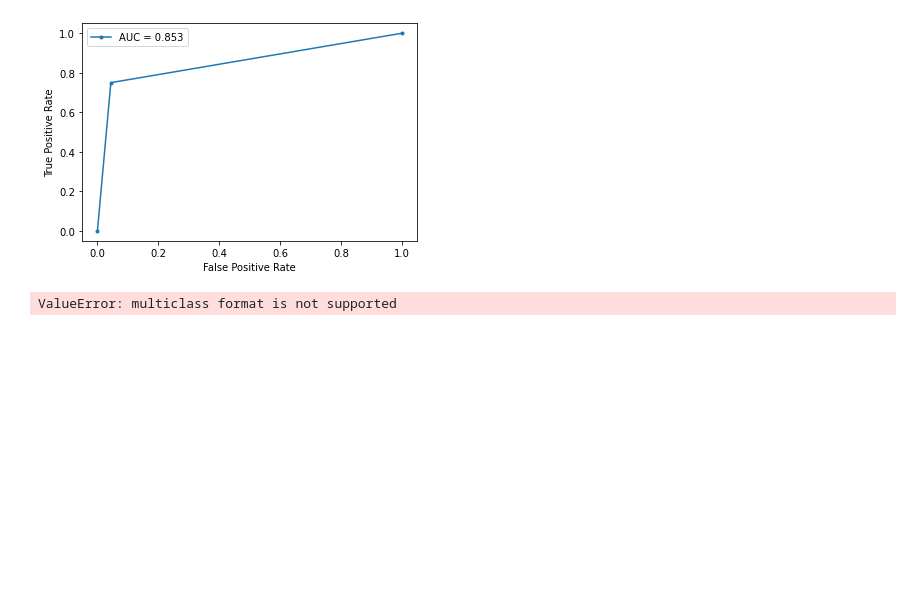
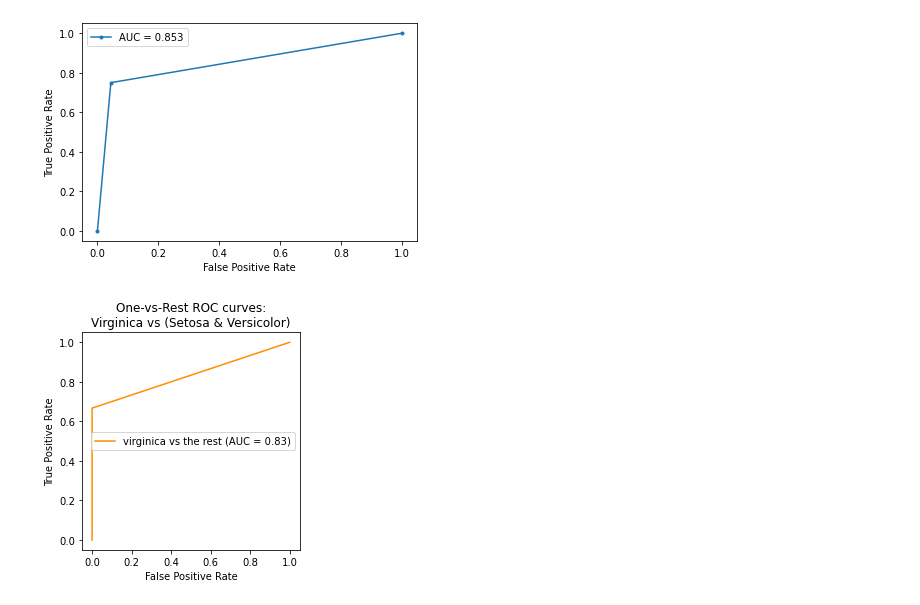
Before and after one commit to YasamanMoradifard/ML_EvaluationMetrics, a Jupyter notebook: EvaluationMetrics.ipynb, the cells around one changed output. Saved outputs shown, nothing was run; the diff lists cells and outputs as text; code cells hidden in the pictures; blank space fills up the shorter version.

Commit message:
Evaluation metrics done

```diff
--- a/EvaluationMetrics.ipynb
+++ b/EvaluationMetrics.ipynb
@@ -174,17 +174,30 @@ plt.show()
 [figure]
 # %%
 ###################################### 2st Classification ###############################################
-from sklearn import preprocessing
-y = preprocessing.label_binarize(y_test2, classes= ['Setosa', 'Versicolour', 'Virginica'])
+from sklearn.preprocessing import LabelBinarizer
+from sklearn.metrics import RocCurveDisplay
 
-classifier_fpr, classifier_tpr, threshold = roc_curve(y_test2, y_pred2)
-AUC_classifier = auc(classifier_fpr, classifier_tpr)
+Label_binary = LabelBinarizer().fit(y_train2)
+y_onehot_test = Label_binary.transform(y_test2)
+y_onehot_pred2 =Label_binary.transform(y_pred2)
+#y_onehot_test.shape  # (n_samples, n_classes)
 
-plt.plot(classifier_fpr, classifier_tpr, marker = '.', label = 'AUC = %0.3f'% AUC_classifier)
-plt.xlabel ('False Positive Rate')
-plt.ylabel ('True Positive Rate')
 
+class_of_interest = "virginica"
+class_id = np.flatnonzero(Label_binary.classes_ == class_of_interest)[0]
+#class_id
+
+RocCurveDisplay.from_predictions(
+    y_onehot_test[:, class_id],
+    y_onehot_pred2[:, class_id],
+    name=f"{class_of_interest} vs the rest",
+    color="darkorange",
+)
+plt.axis("square")
+plt.xlabel("False Positive Rate")
+plt.ylabel("True Positive Rate")
+plt.title("One-vs-Rest ROC curves:\nVirginica vs (Setosa & Versicolor)")
 plt.legend()
 plt.show()
 # %% [output]
-ValueError: multiclass format is not supported
+[figure, added]
```
Also changed, not shown: parts of 3 cells of this notebook.
